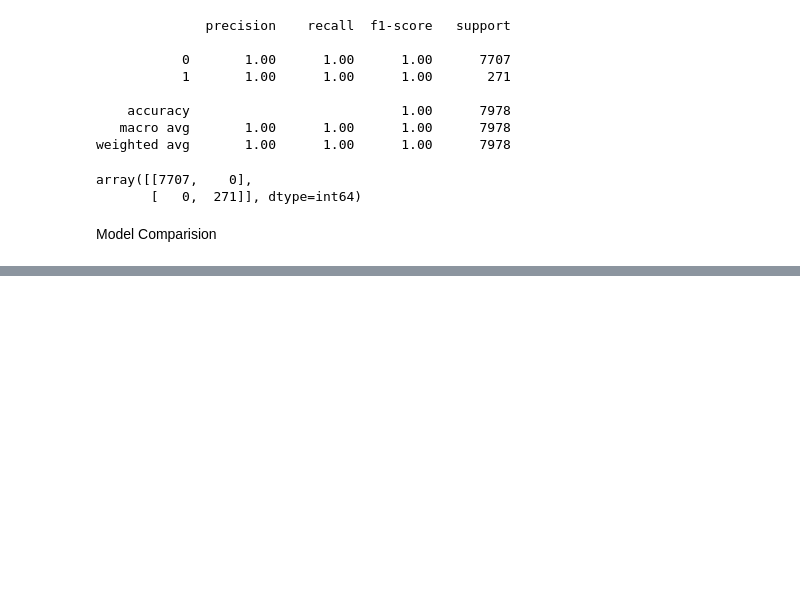
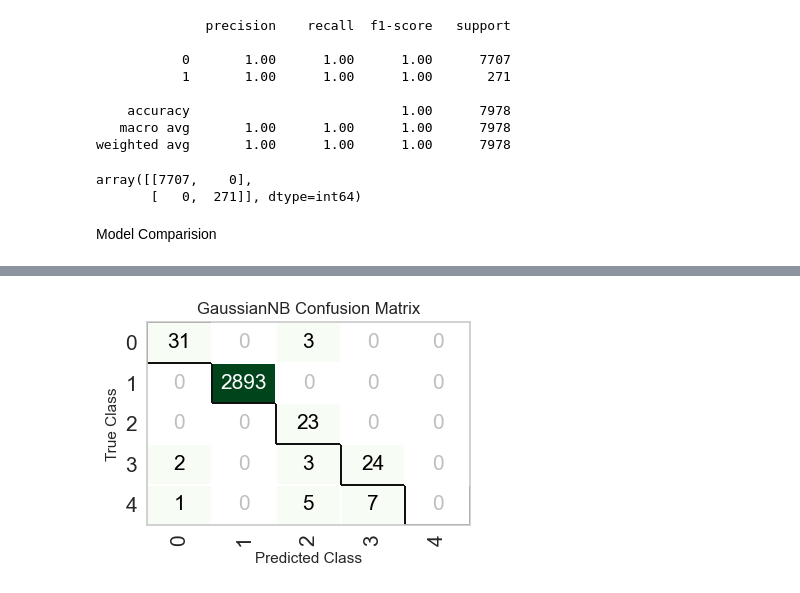
Before and after one commit to xardous09/HACKERA, a Jupyter notebook: model.ipynb, the cells around one changed output, grey strips where cells are left out. Saved outputs shown, nothing was run; the diff lists cells and outputs as text; code cells hidden in the pictures; blank space fills up the shorter version.

```diff
--- a/model.ipynb
+++ b/model.ipynb
@@ -625,0 +701,4 @@ Random Forest:  0.9729323308270676
+# %%
+plt.figure(figsize = (4,3))
+plot_model(best_model, plot = 'confusion_matrix')
+# %% [output]
@@ -625,0 +706 @@ Random Forest:  0.9729323308270676
+[figure, added]
```
Also changed, not shown: parts of 33 cells of this notebook, 3 other files.
